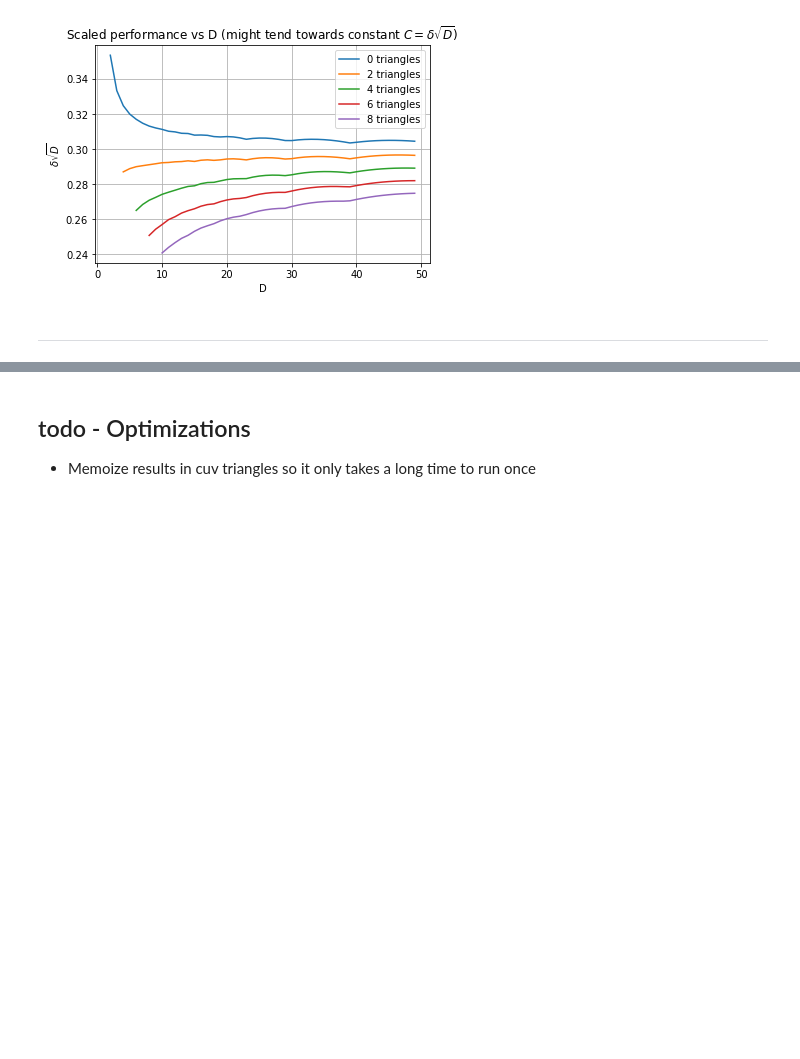
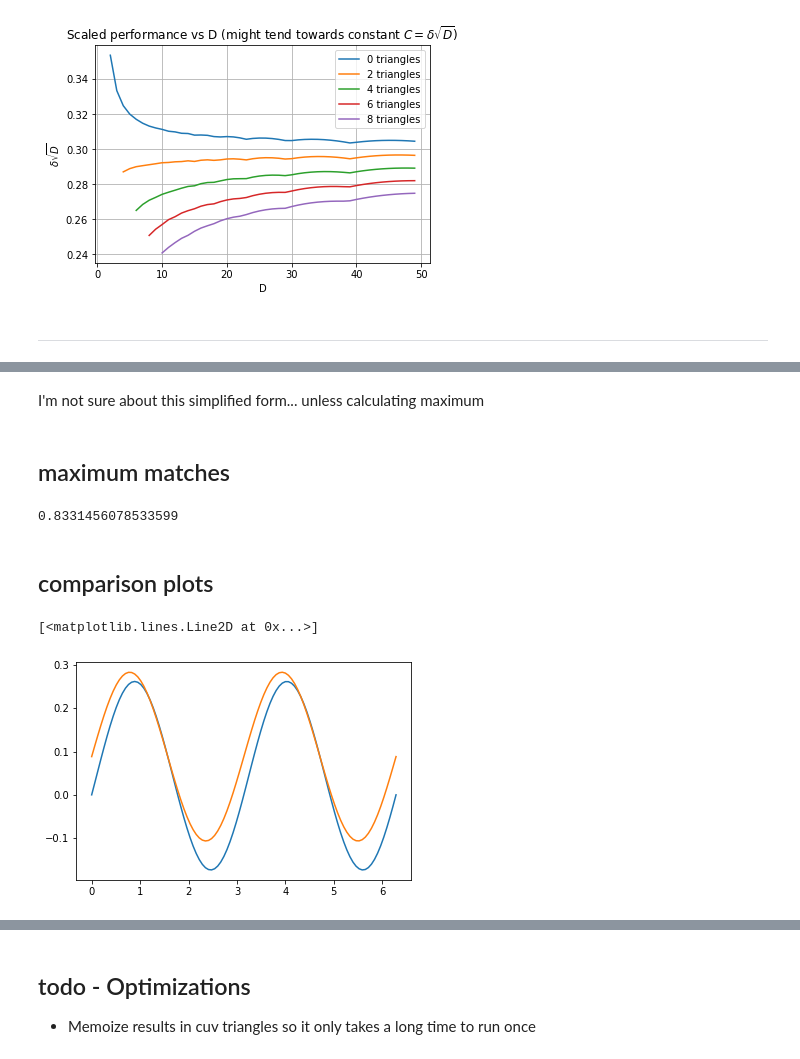
Before and after one commit to marwahaha/qaoa-local-competitors, a Jupyter notebook: QAOA.ipynb, the cells around one changed output, grey strips where cells are left out. Saved outputs shown, nothing was run; the diff lists cells and outputs as text; code cells hidden in the pictures; blank space fills up the shorter version.

```diff
--- a/QAOA.ipynb
+++ b/QAOA.ipynb
@@ -97,0 +602,30 @@ plt.grid(True)
+# %%
+def qaoa2(beta_2, gamma_2, beta_1, gamma_1, D):
+    c = cos(2*beta_2)
+    s = sin(2*beta_2)
+    m = cos(gamma_2)
+    n = sin(gamma_2)
+    r = cos(2*beta_1)
+    t = sin(2*beta_1)
+    G = cos(gamma_1)
+    H = sin(gamma_1)
+
+    A = -2*c*c*r*t*H*(G**(D-1))
+    bpt1 =  0.5*s*c*(  (1 + r)*(-m*r*H - n*G)*((m*G - n*r*H)**(D-1)) + (1 - r)*(m*r*H - n*G)*((m*G + n*r*H)**(D-1))  )
+    bpt2 = 0.5*s*c*t*(  (m*t*(G**(D-1))*H + (1j)*n)*((m + (1j)*n*t*(G**(D-1))*H)**(D-1)) + (m*t*(G**(D-1))*H - (1j)*n)*((m - (1j)*n*t*(G**(D-1))*H)**(D-1)) )
+    E =  0 # s*s*t*H*(      (0.5*(m*r + m*G*r - n*H*r) + (1j)*(G**(D-1))*t)**(2*D-2) + (0.5*(m*r + m*G*r - n*H*r) - (1j)*(G**(D-1))*t)**(2*D-2)   )
+    return 0.5 - 0.5 * (A + 2*(bpt1 + bpt2) + E)
+# %%
+# verify number is real and in bounds
+grid_size = 16
+for D in range(2, 10):
+    print(D)
+    for beta_2 in np.array(range(grid_size))*(pi/grid_size):
+        for gamma_2 in np.array(range(grid_size))*(2*pi/grid_size):
+            for beta_1 in np.array(range(grid_size))*(pi/grid_size):
+                for gamma_1 in np.array(range(grid_size))*(2*pi/grid_size):
+                        result = qaoa2(beta_2, gamma_2, beta_1, gamma_1, D)
+
+                        assert 0 == result.imag, (result.real, beta_2/pi, gamma_2/pi, beta_1/pi, gamma_1/pi, D)
+                        assert 0 <= result.real, (result.real, beta_2/pi, gamma_2/pi, beta_1/pi, gamma_1/pi, D)
+                        assert 1 >= result.real, (result.real, beta_2/pi, gamma_2/pi, beta_1/pi, gamma_1/pi, D)
@@ -97,0 +765,11 @@ plt.grid(True)
+# %% [markdown]
+I'm not sure about this simplified form... unless calculating maximum
+# %% [markdown]
+## maximum matches
+# %%
+grid_size = 100 #300
+max([0.5 - 0.5*appendixcsimplified(i,j) for i in np.linspace(0, 2*pi, grid_size) for j in np.linspace(0, 2*pi, grid_size) ])
+# %% [output]
+0.8331456078533599
+# %% [markdown]
+## comparison plots
@@ -97,0 +778,7 @@ plt.grid(True)
+# %%
+gamma_2s = np.linspace(0, 2*pi, 100)
+plt.plot(gamma_2s, [-0.5*appendixc(pi/8, g, pi/8, pi/8) for g in gamma_2s])
+plt.plot(gamma_2s, [qaoa2(pi/8, g, pi/8, pi/8, 2).real-0.5 for g in gamma_2s])
+# %% [output]
+[<matplotlib.lines.Line2D at 0x...>]
+[figure, added]
```
Also changed, not shown: parts of 80 cells of this notebook, 1 other file.
